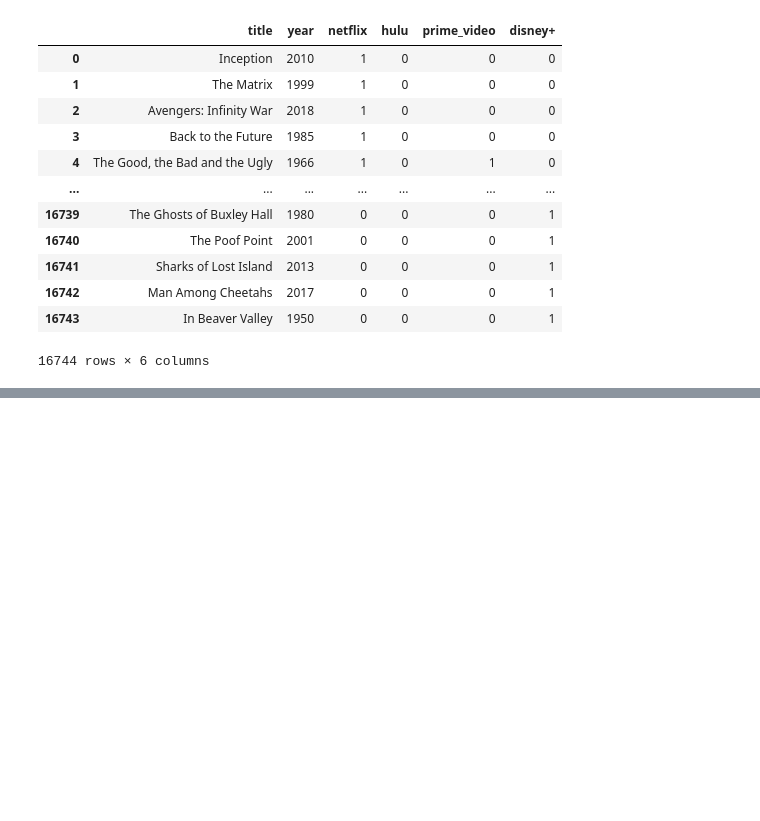
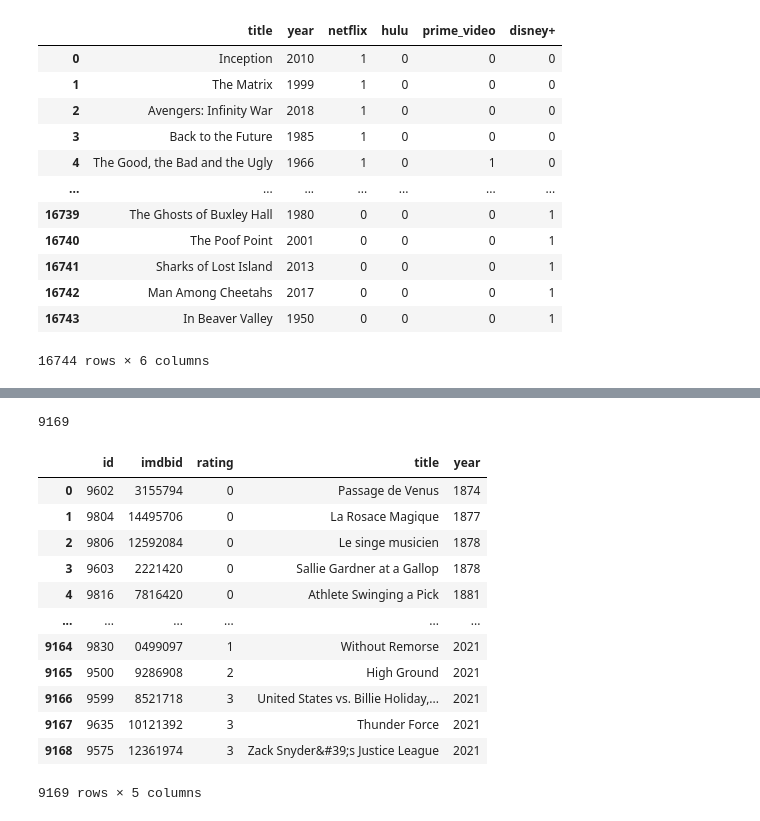
Before and after one commit to RubyRose7/ETL-Project, a Jupyter notebook: Resources/clean_movies.ipynb, the cells around one changed output, grey strips where cells are left out. Cells and saved outputs as stored; diff of their text form; code cells hidden in the pictures; blank space fills up the shorter version.

Commit message:
Added bechdel api

```diff
--- a/Resources/clean_movies.ipynb
+++ b/Resources/clean_movies.ipynb
@@ -156,0 +117,7 @@ streaming_clean
+# %%
+#API url to get initial list of movies in dataset
+bechdel_url = 'http://bechdeltest.com/api/v1/getAllMovies'
+
+response = requests.get(bechdel_url)
+raw_data = response.json()
+pprint(raw_data)
@@ -156,0 +142,28 @@ streaming_clean
+# %%
+len(raw_data)
+# %% [output]
+9169
+# %%
+#create dataframe from initial API request
+bechdel_all = pd.DataFrame(raw_data,columns = ['id','imdbid','rating','title','year'])
+
+bechdel_all
+#rating bechdel test:
+    # 0 = no two women
+    # 1 = no talking
+    # 2 = talking about a man
+    # 3 = passes bechdel test
+# %% [output]
+|  | id | imdbid | rating | title | year |
+| 0 | 9602 | 3155794 | 0 | Passage de Venus | 1874 |
+| 1 | 9804 | 14495706 | 0 | La Rosace Magique | 1877 |
+| 2 | 9806 | 12592084 | 0 | Le singe musicien | 1878 |
+| 3 | 9603 | 2221420 | 0 | Sallie Gardner at a Gallop | 1878 |
+| 4 | 9816 | 7816420 | 0 | Athlete Swinging a Pick | 1881 |
+| ... | ... | ... | ... | ... | ... |
+| 9164 | 9830 | 0499097 | 1 | Without Remorse | 2021 |
+| 9165 | 9500 | 9286908 | 2 | High Ground | 2021 |
+| 9166 | 9599 | 8521718 | 3 | United States vs. Billie Holiday,... | 2021 |
+| 9167 | 9635 | 10121392 | 3 | Thunder Force | 2021 |
+| 9168 | 9575 | 12361974 | 3 | Zack Snyder&#39;s Justice League | 2021 |
+9169 rows × 5 columns
```
Also changed, not shown: parts of 9 cells of this notebook.
